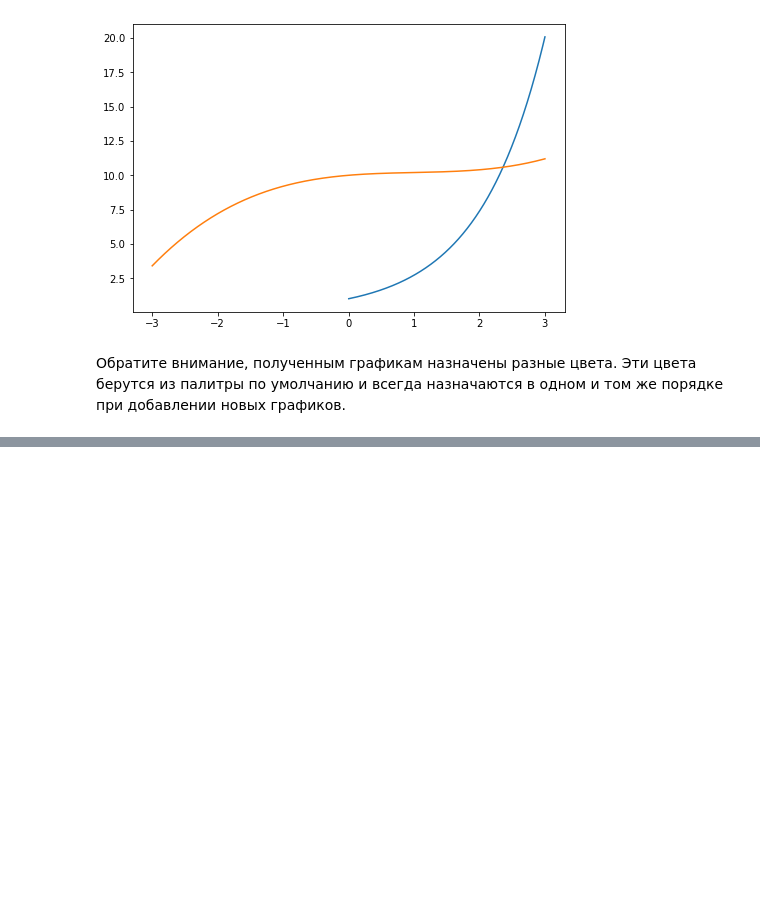
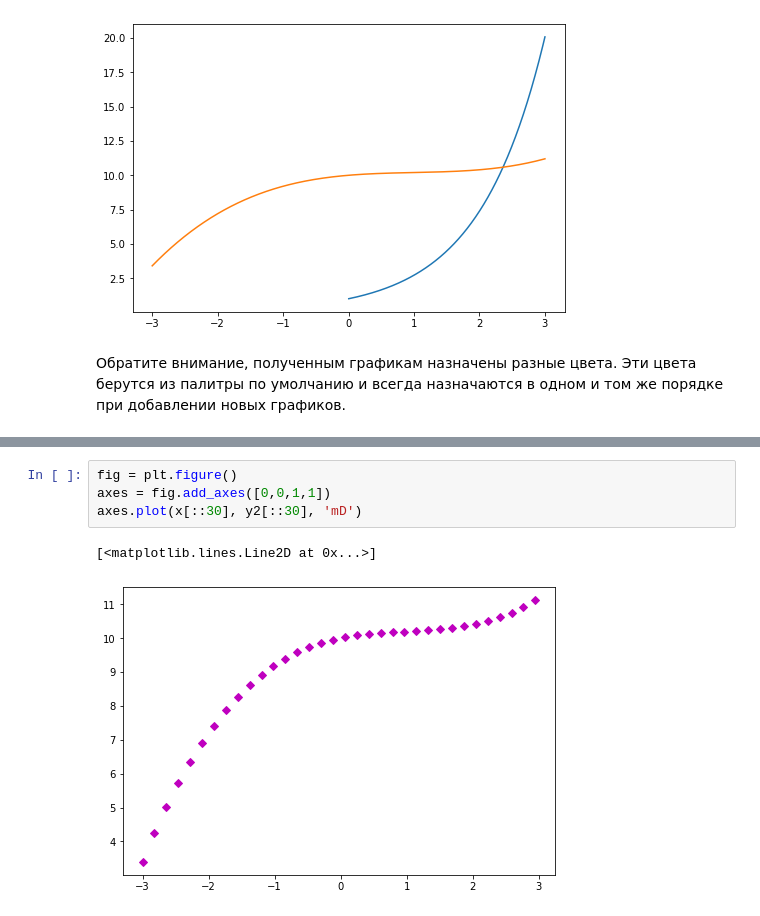
Before and after one commit to asyachin/Unit_2, a Jupyter notebook: 10-Graphic_Pandas.ipynb, the cells around one changed output, grey strips where cells are left out. Drawn from its saved outputs; the diff is of its cells as text; blank space fills up the shorter version.

```diff
--- a/10-Graphic_Pandas.ipynb
+++ b/10-Graphic_Pandas.ipynb
@@ -279,0 +337,7 @@ axes.plot(x, y2)
+# %%
+fig = plt.figure()
+axes = fig.add_axes([0,0,1,1])
+axes.plot(x[::30], y2[::30], 'mD')
+# %% [output]
+[<matplotlib.lines.Line2D at 0x...>]
+[figure, added]
```
Also changed, not shown: parts of 14 cells of this notebook.
